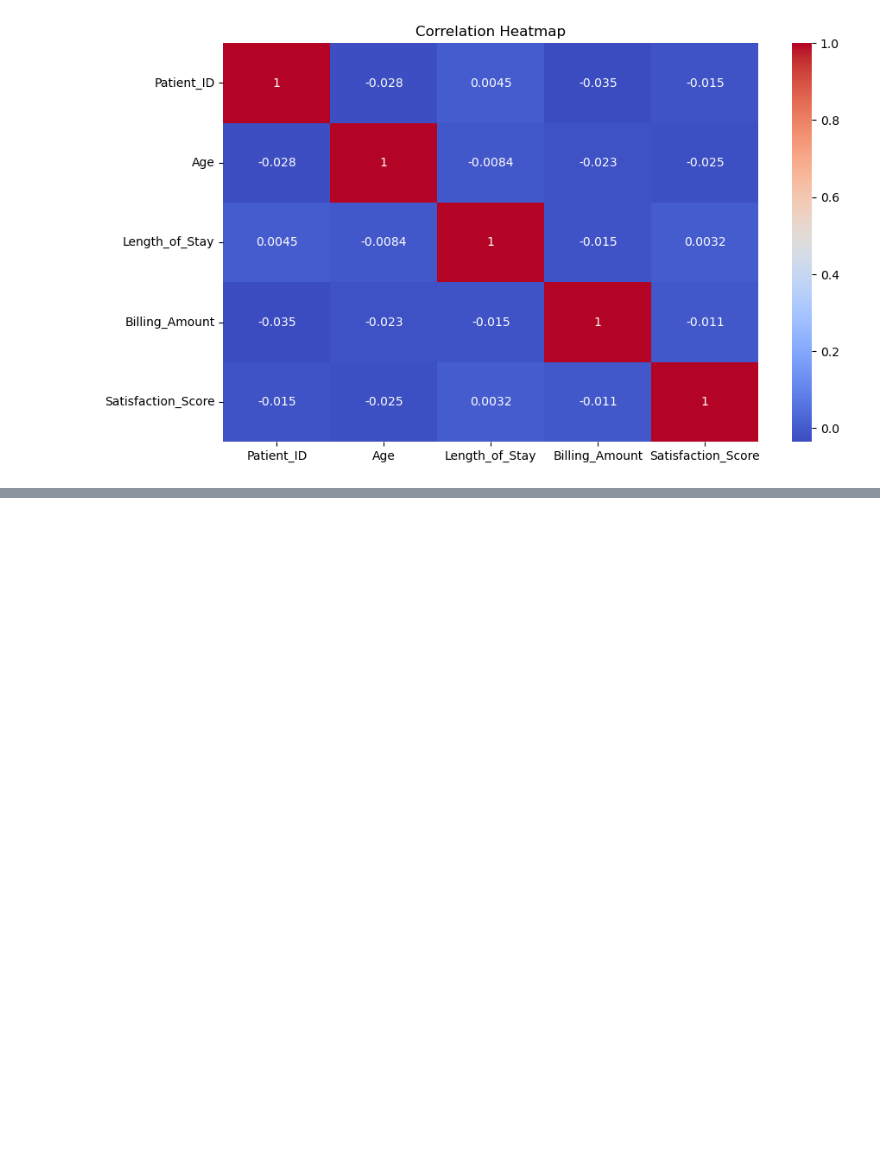
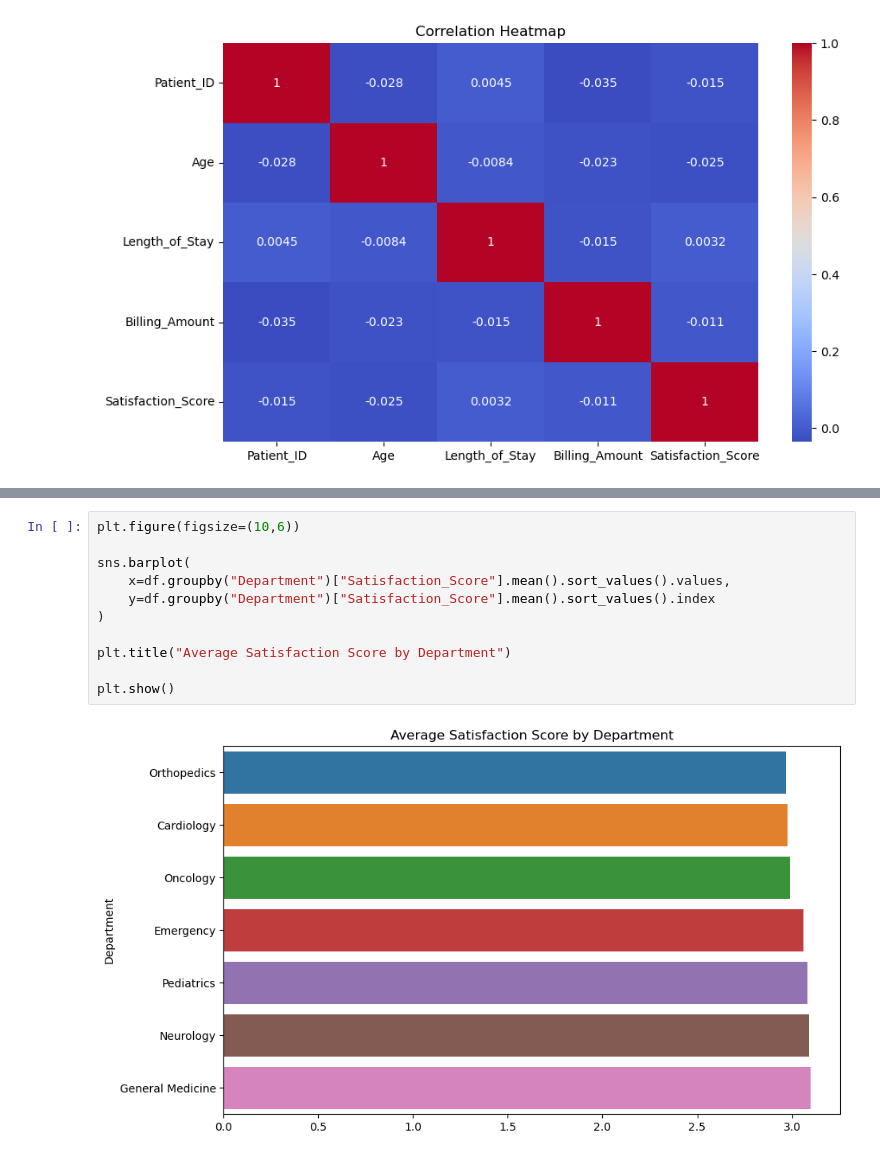
Before and after one commit to bgautham9/Healthcare_Analytics, a Jupyter notebook: Healthcare_analytics.ipynb, the cells around one changed output, grey strips where cells are left out. Cells and saved outputs as stored; diff of their text form; blank space fills up the shorter version.

```diff
--- a/Healthcare_analytics.ipynb
+++ b/Healthcare_analytics.ipynb
@@ -298,0 +364,13 @@ plt.show()
+# %%
+plt.figure(figsize=(10,6))
+
+sns.barplot(
+    x=df.groupby("Department")["Satisfaction_Score"].mean().sort_values().values,
+    y=df.groupby("Department")["Satisfaction_Score"].mean().sort_values().index
+)
+
+plt.title("Average Satisfaction Score by Department")
+
+plt.show()
+# %% [output]
+[figure, added]
```
Also changed, not shown: parts of 13 cells of this notebook.
